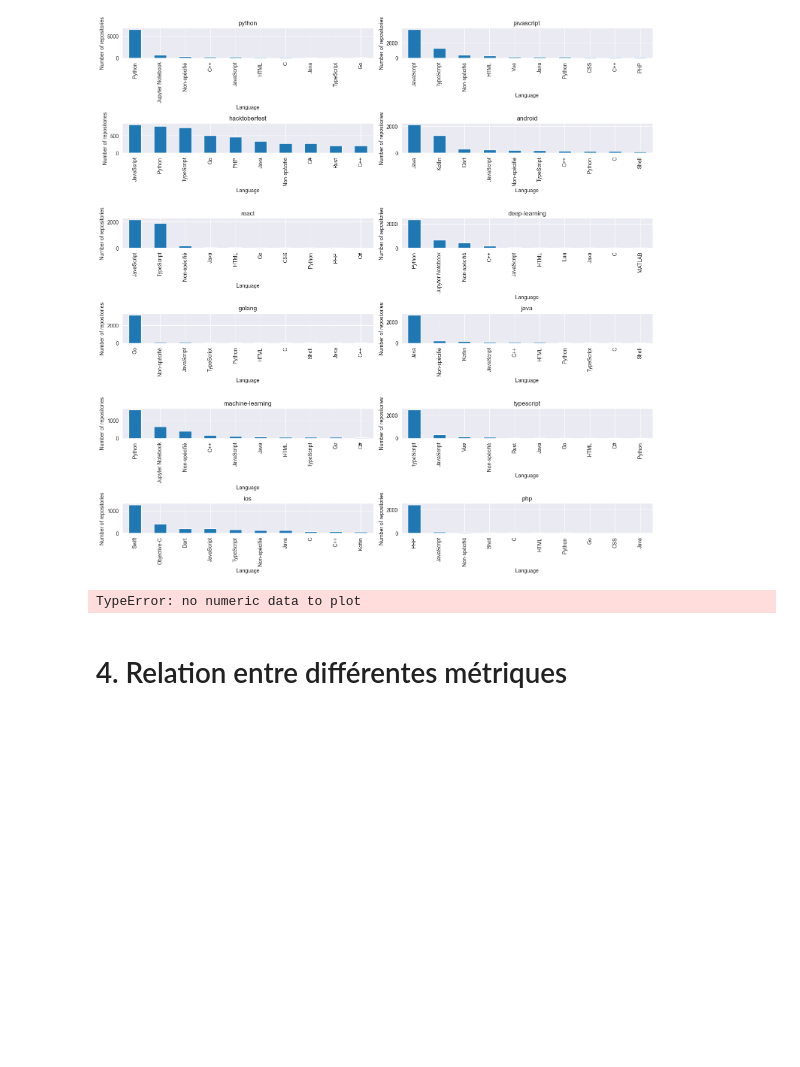
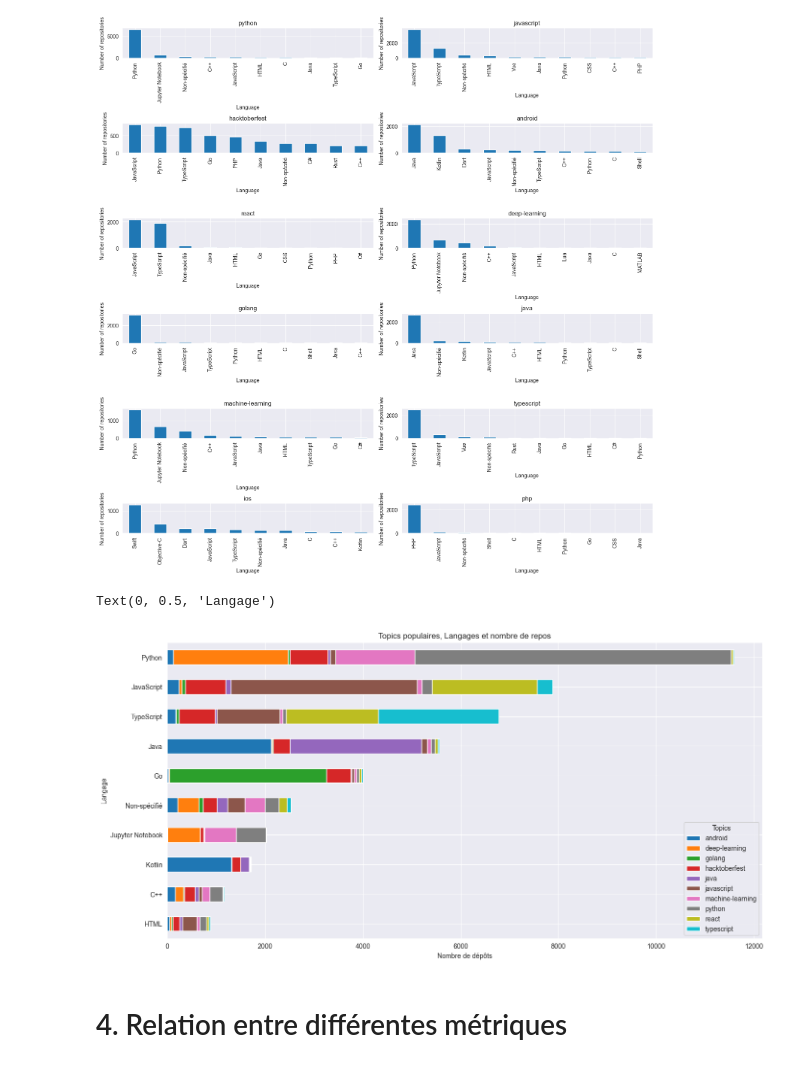
Before and after one commit to xhmyjae/stats-in-space, a Jupyter notebook: main.ipynb, the cells around one changed output. Cells and saved outputs as stored; diff of their text form; code cells hidden in the pictures; blank space fills up the shorter version.

Commit message:
feat(website): Complete page 1 & 2, fix errors.

```diff
--- a/main.ipynb
+++ b/main.ipynb
@@ -166,23 +166,25 @@ plt.tight_layout()
 [figure]
 # %%
 # Plot qui compare 'Language' avec le nombre de repositories, récupère top 8 des langages les plus présents dans les topics et liste les langages
-filtered_repositories = repositories[repositories['Topics'].isin(top_topics)]
-filtered_repositories['Language'] = filtered_repositories['Language'].fillna(none_value)
-top_used_languages = filtered_repositories['Language'].value_counts().head(12).index
+top_topics = expanded_repositories['Topics'].value_counts().head(10).index
+filtered_repositories = expanded_repositories[expanded_repositories['Topics'].isin(top_topics)]
+filtered_repositories.loc[:, 'Language'] = filtered_repositories['Language'].fillna(none_value)
+top_used_languages = filtered_repositories['Language'].value_counts().head(10).index
 filtered_repositories = filtered_repositories[filtered_repositories['Language'].isin(top_used_languages)]
 
 # 1 Horizontal stacked bar plot
 top_languages_grouped_with_topics: pd.DataFrame = filtered_repositories.groupby(['Language', 'Topics']).size().unstack()
 top_languages_grouped_with_topics['sum'] = top_languages_grouped_with_topics.sum(axis=1)
 #Sorted by the sum number of repositories of each language
 top_languages_grouped_with_topics.sort_values(by='sum', ascending=True, inplace=True)
 top_languages_grouped_with_topics.drop(columns='sum', inplace=True)
 top_languages_grouped_with_topics.plot(kind='barh', stacked=True, figsize=(16, 8))
 plt.title('Topics populaires, Langages et nombre de repos')
 plt.xlabel('Nombre de dépôts')
 plt.ylabel('Langage')
 # %% [output]
-TypeError: no numeric data to plot
+Text(0, 0.5, 'Langage')
+[figure, added]
 # %% [markdown]
 # 4. Relation entre différentes métriques
 # %% [markdown]
```
Also changed, not shown: 4 other files.
